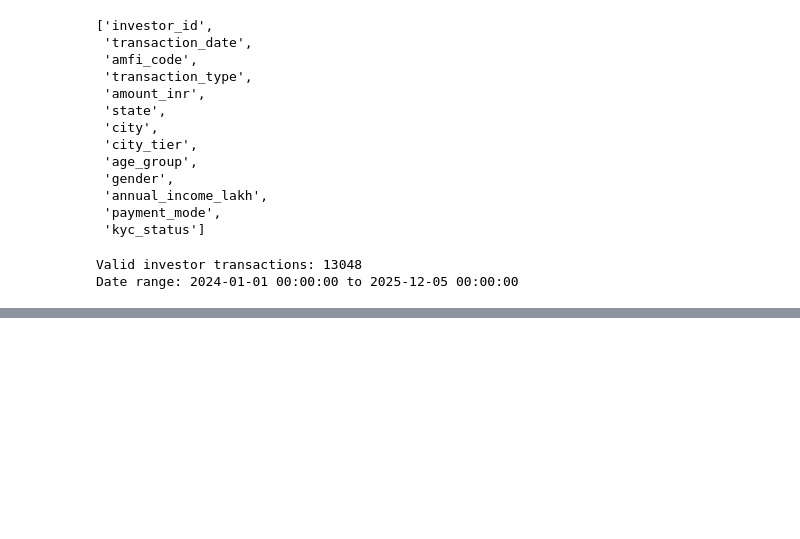
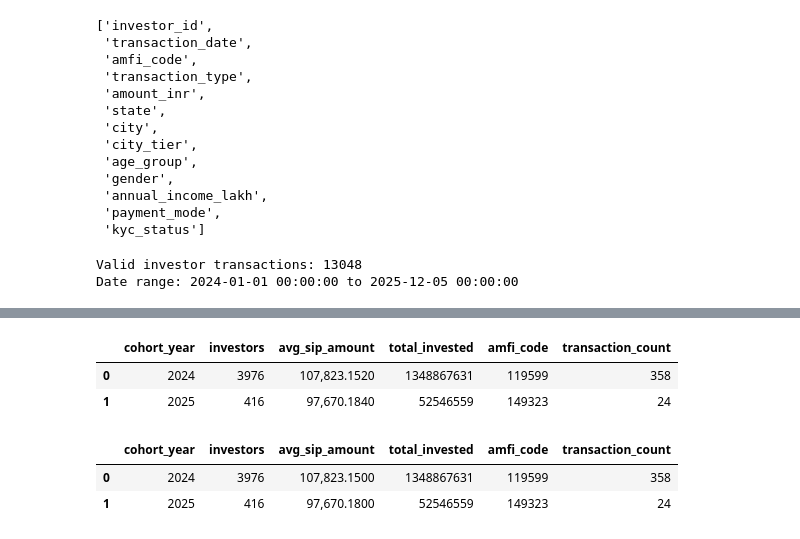
Before and after one commit to VANSHxGIT/CapstoneProject.Mutual_Fund_Analysis, a Jupyter notebook: notebooks/Advanced_Analytics.ipynb, the cells around one changed output, grey strips where cells are left out. Saved outputs shown, nothing was run; the diff lists cells and outputs as text; code cells hidden in the pictures; blank space fills up the shorter version.

```diff
--- a/notebooks/Advanced_Analytics.ipynb
+++ b/notebooks/Advanced_Analytics.ipynb
@@ -528,0 +610,30 @@ Date range: 2024-01-01 00:00:00 to 2025-12-05 00:00:00
+# %%
+# Combine everything
+cohort_analysis = cohort_summary.merge(
+    top_cohort_funds[
+        ["cohort_year", "amfi_code", "transaction_count"]
+    ],
+    on="cohort_year",
+    how="left"
+)
+
+cohort_analysis
+# %% [output]
+|  | cohort_year | investors | avg_sip_amount | total_invested | amfi_code | transaction_count |
+| 0 | 2024 | 3976 | 107,823.1520 | 1348867631 | 119599 | 358 |
+| 1 | 2025 | 416 | 97,670.1840 | 52546559 | 149323 | 24 |
+# %%
+# Format the monetary values
+cohort_analysis["avg_sip_amount"] = (
+    cohort_analysis["avg_sip_amount"].round(2)
+)
+
+cohort_analysis["total_invested"] = (
+    cohort_analysis["total_invested"].round(2)
+)
+
+cohort_analysis
+# %% [output]
+|  | cohort_year | investors | avg_sip_amount | total_invested | amfi_code | transaction_count |
+| 0 | 2024 | 3976 | 107,823.1500 | 1348867631 | 119599 | 358 |
+| 1 | 2025 | 416 | 97,670.1800 | 52546559 | 149323 | 24 |
```
Also changed, not shown: parts of 4 cells of this notebook.
